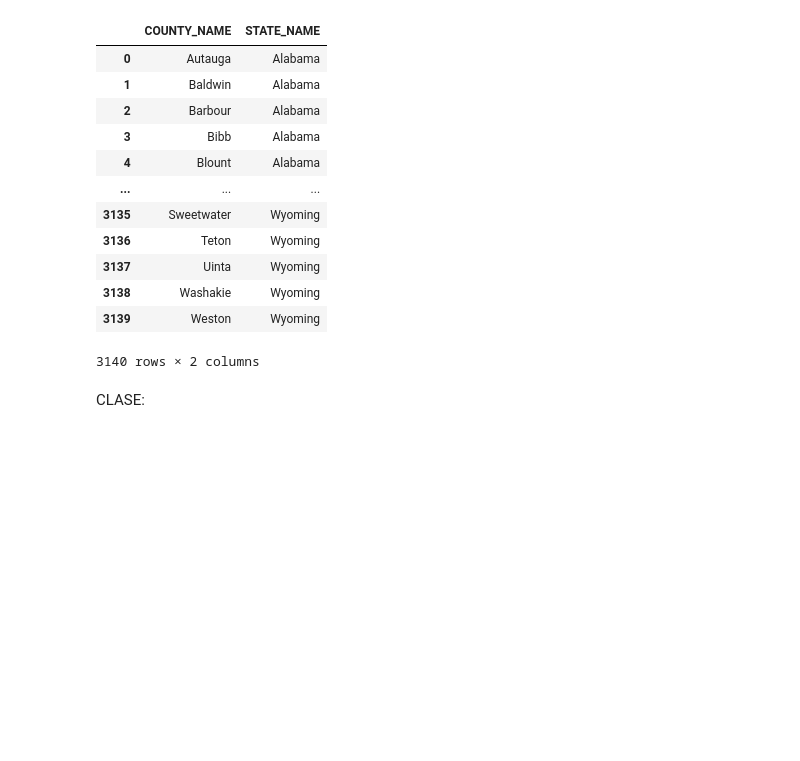
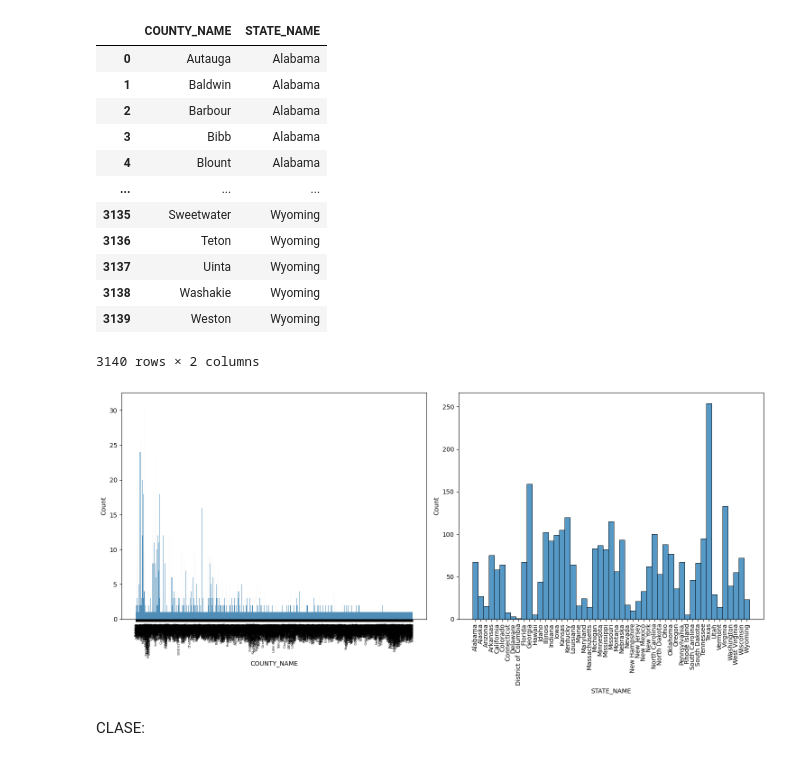
Before and after one commit to LuisCamachoRivero/regresion_lineal_regularizada, a Jupyter notebook: src/explore.ipynb, the cells around one changed output. Saved outputs shown, nothing was run; the diff lists cells and outputs as text; code cells hidden in the pictures; blank space fills up the shorter version.

```diff
--- a/src/explore.ipynb
+++ b/src/explore.ipynb
@@ -107,6 +110,27 @@ df[['COUNTY_NAME', 'STATE_NAME']]
 | 3138 | Washakie | Wyoming |
 | 3139 | Weston | Wyoming |
 3140 rows × 2 columns
+# %%
+# Análisis Univariante
+    #Categorico
+
+fig, axis = plt.subplots(1, 2, figsize=(15, 7))
+
+
+sns.histplot(ax=axis[0], data=df, x='COUNTY_NAME')
+sns.histplot(ax=axis[1], data=df, x='STATE_NAME')
+
+
+plt.setp(axis[0].get_xticklabels(), rotation=90)
+plt.setp(axis[1].get_xticklabels(), rotation=90)
+
+for label in axis[0].get_xticklabels():
+    label.set_fontsize(5)
+
+plt.tight_layout()
+plt.show()
+# %% [output]
+[figure, added]
 # %% [markdown]
 CLASE:
 # %%
```
Also changed, not shown: parts of 1 cell of this notebook.
